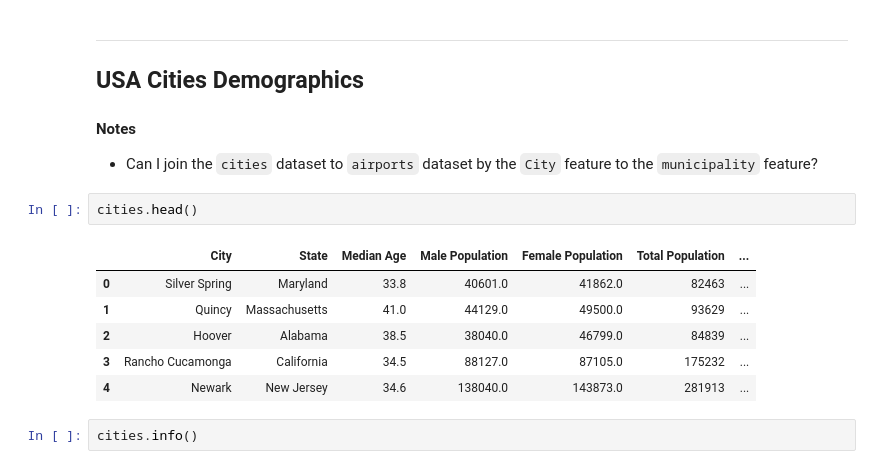
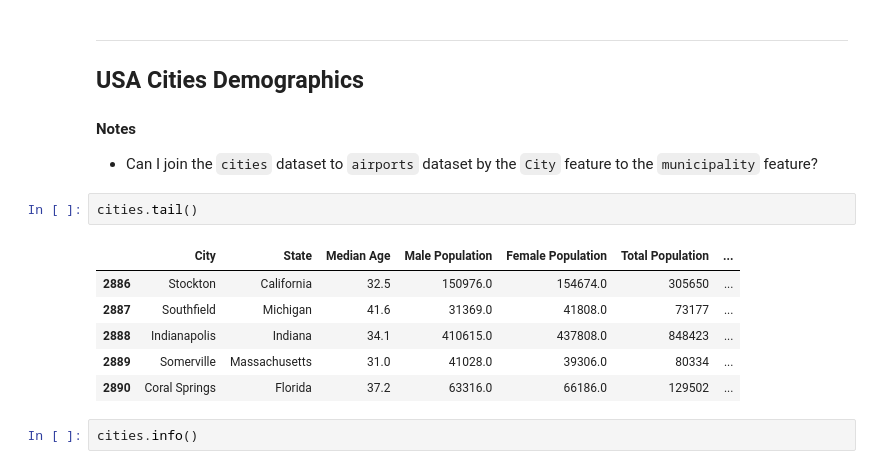
Before and after one commit to Morgan-Sell/usa-tourism-etl, a Jupyter notebook: eda_project_scope.ipynb, the cells around one changed output. Drawn from its saved outputs; the diff is of its cells as text.

```diff
--- a/eda_project_scope.ipynb
+++ b/eda_project_scope.ipynb
@@ -58,14 +58,14 @@ utils.plot_null_val_heatmap(usa_med_large, "USA Airports - Null Value", (20,8))
 #### Notes
 - Can I join the `cities` dataset to `airports` dataset by the `City` feature  to the `municipality` feature?
 # %%
-cities.head()
+cities.tail()
 # %% [output]
 |  | City | State | Median Age | Male Population | Female Population | Total Population | ... |
-| 0 | Silver Spring | Maryland | 33.8 | 40601.0 | 41862.0 | 82463 | ... |
-| 1 | Quincy | Massachusetts | 41.0 | 44129.0 | 49500.0 | 93629 | ... |
-| 2 | Hoover | Alabama | 38.5 | 38040.0 | 46799.0 | 84839 | ... |
-| 3 | Rancho Cucamonga | California | 34.5 | 88127.0 | 87105.0 | 175232 | ... |
-| 4 | Newark | New Jersey | 34.6 | 138040.0 | 143873.0 | 281913 | ... |
+| 2886 | Stockton | California | 32.5 | 150976.0 | 154674.0 | 305650 | ... |
+| 2887 | Southfield | Michigan | 41.6 | 31369.0 | 41808.0 | 73177 | ... |
+| 2888 | Indianapolis | Indiana | 34.1 | 410615.0 | 437808.0 | 848423 | ... |
+| 2889 | Somerville | Massachusetts | 31.0 | 41028.0 | 39306.0 | 80334 | ... |
+| 2890 | Coral Springs | Florida | 37.2 | 63316.0 | 66186.0 | 129502 | ... |
 # %%
 cities.info()
 # %% [output]
```
Also changed, not shown: parts of 10 cells of this notebook, 3 other files.
